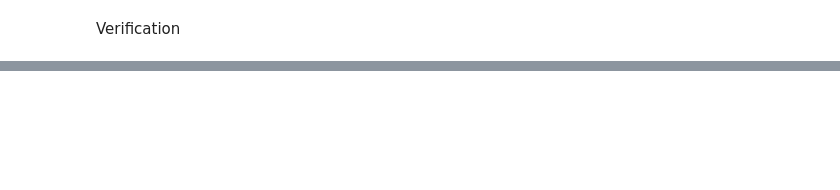
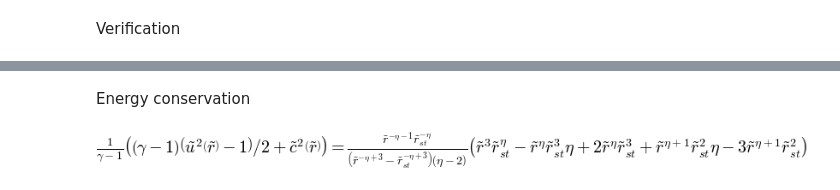
Before and after one commit to bolverk/generalised_bondi, a Jupyter notebook: generalised_bondi_point_mass.ipynb, the cells around one changed output, grey strips where cells are left out. Cells and saved outputs as stored; diff of their text form; code cells hidden in the pictures; blank space fills up the shorter version.

Commit message:
calculate integral equation of energy

```diff
--- a/generalised_bondi_point_mass.ipynb
+++ b/generalised_bondi_point_mass.ipynb
@@ -153,0 +154,18 @@ temp
+# %% [markdown]
+Energy conservation
+# %%
+tilde_c = sympy.Symbol(r'\tilde{c}')
+temp = -integral_mass_conservation.rhs
+temp /= tilde_r**2
+temp = temp.expand()
+temp = temp.integrate(tilde_r,conds='none')
+temp = temp - temp.subs(tilde_r, tilde_r_st)
+temp = temp.simplify()
+temp = temp.subs(eta**2-5*eta+6, (eta-2)*(eta-3))
+temp = sympy.Eq(tilde_u(tilde_r)**2/2-sympy.Rational(1,2) + tilde_c(tilde_r)**2/(gamma-1),
+               temp/integral_mass_conservation.rhs)
+temp = temp.simplify()
+integral_energy_conservation = temp
+integral_energy_conservation
+# %% [output]
+[figure, added]
```
Also changed, not shown: parts of 11 cells of this notebook, 1 other file.
